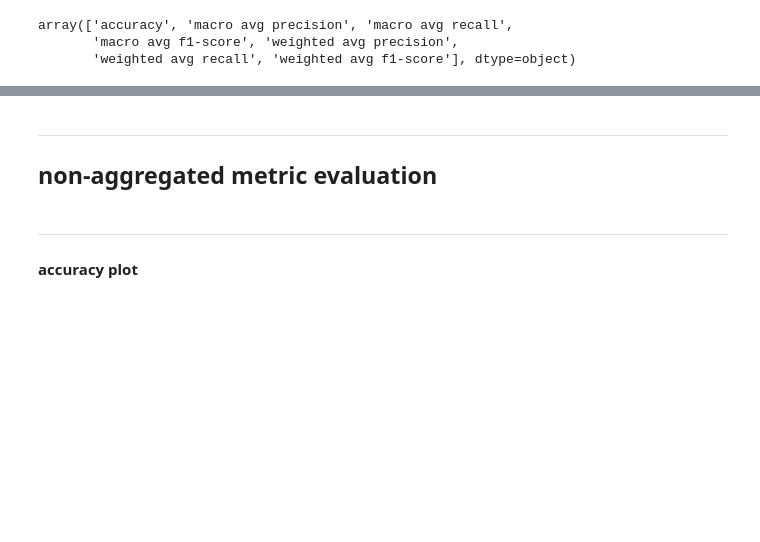
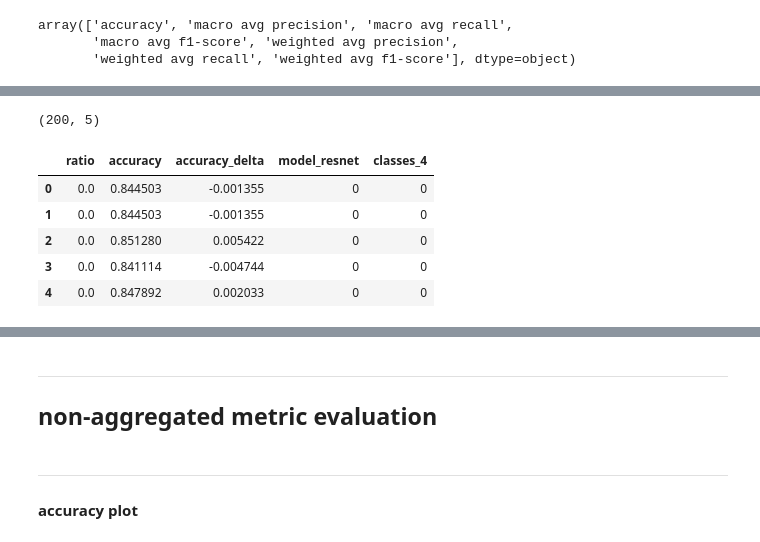
Before and after one commit to at-gmbh/corrupted-labels-effect, a Jupyter notebook: notebooks/evaluation.ipynb, the cells around one changed output, grey strips where cells are left out. Saved outputs shown, nothing was run; the diff lists cells and outputs as text; code cells hidden in the pictures; blank space fills up the shorter version.

```diff
--- a/notebooks/evaluation.ipynb
+++ b/notebooks/evaluation.ipynb
@@ -136,0 +148,28 @@ array(['accuracy', 'macro avg precision', 'macro avg recall',
+# %%
+# preprocess dataframe
+
+df_regression = df.query(f'metric == "{regressand}"')
+df_regression = df_regression.rename(columns={'value': regressand})
+
+df_tmp = df.groupby(['model', 'classes', 'ratio', 'metric']).mean().reset_index()
+df_regression[f'{regressand}_delta'] = df_regression.apply(lambda row:
+    row[regressand] - df_tmp.query(f'model=="{row.model}" & classes=="{row.classes}" & ratio==0.0 & metric=="{row.metric}"').iloc[0]['value'], axis=1
+)
+
+df_regression.drop(['run', 'metric'], axis=1, inplace=True)
+df_regression = pd.get_dummies(
+    df_regression,
+    columns=['model', 'classes'],
+    drop_first=True
+)
+df_regression.reset_index(inplace=True, drop=True)
+print(df_regression.shape)
+df_regression.head()
+# %% [output]
+(200, 5)
+|  | ratio | accuracy | accuracy_delta | model_resnet | classes_4 |
+| 0 | 0.0 | 0.844503 | -0.001355 | 0 | 0 |
+| 1 | 0.0 | 0.844503 | -0.001355 | 0 | 0 |
+| 2 | 0.0 | 0.851280 | 0.005422 | 0 | 0 |
+| 3 | 0.0 | 0.841114 | -0.004744 | 0 | 0 |
+| 4 | 0.0 | 0.847892 | 0.002033 | 0 | 0 |
```
Also changed, not shown: parts of 15 cells of this notebook.
